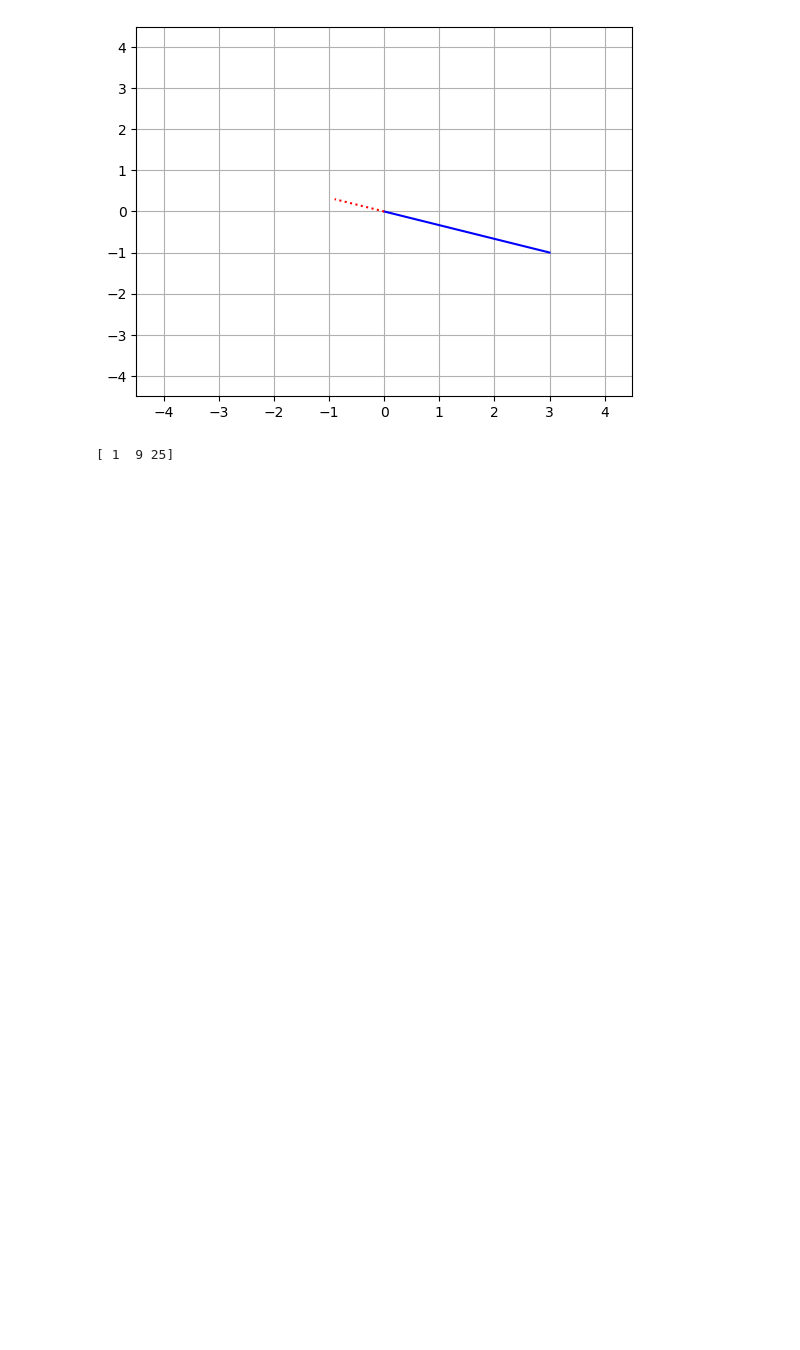
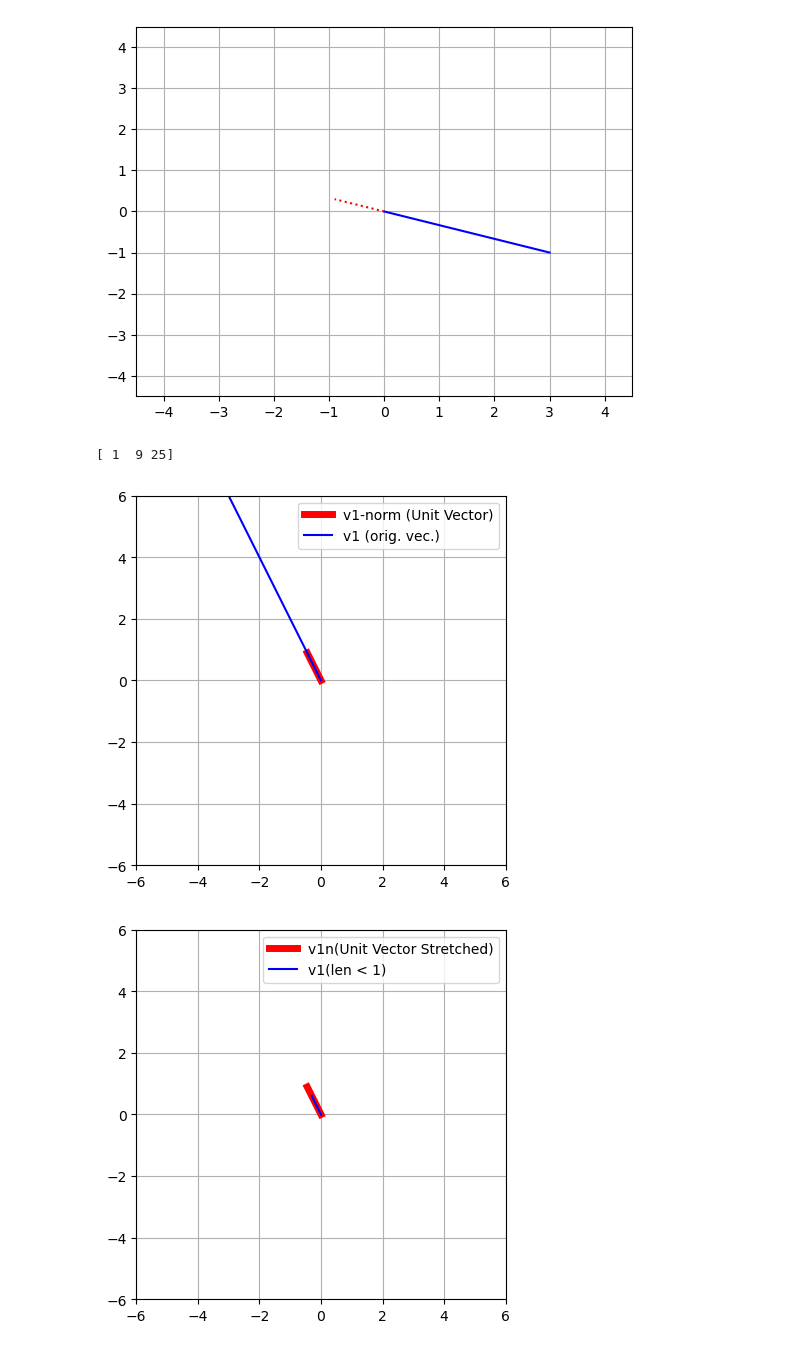
Before and after one commit to BrentGrammer/PROGNOTES, a Jupyter notebook: LinearAlgebra/vectors.ipynb, the cells around one changed output. Saved outputs shown, nothing was run; the diff lists cells and outputs as text; code cells hidden in the pictures; blank space fills up the shorter version.

Commit message:
Unit Vectors

```diff
--- a/LinearAlgebra/vectors.ipynb
+++ b/LinearAlgebra/vectors.ipynb
@@ -99,3 +99,51 @@ w3 = np.multiply(w1,w2)
 print(w3)
 # %% [output]
 [ 1  9 25]
+# %%
+############### THE UNIT VECTOR ##################
+
+# Vector with a Length of 1
+## Computing the Unit Vector transformation of another Vector:
+
+v1 = np.array([-3,6]) # 2-D to let us visualize on 2D plane
+
+# the scalar to get the unit vector (length=1) by taking the reciprocol
+mu = 1/np.linalg.norm(v1) # reciprocol of the length(norm) of the vector - 1 / ||v||
+
+# mu is going to be smaller than 1 because we need to scale back the length of the vector to get to 1 (the v1 vec is length longer than 1)
+
+# scale a new vector, scaled by mu computed above
+v1n = v1*mu # v1 norm (length)
+
+plt.plot([0, v1n[0]], [0, v1n[1]], 'r', label='v1-norm (Unit Vector)', linewidth=5) # make thick linewidth since it overlaps blue line to see it
+plt.plot([0, v1[0]], [0, v1[1]], 'b', label='v1 (orig. vec.)')
+
+plt.axis('square')
+plt.axis(( -6,6,-6,6 ))
+plt.grid()
+plt.legend()
+plt.show()
+
+
+#### Getting the Unit Vector against a Vector with Length < 1 #####
+
+v1 = np.array([-0.3,0.6]) # length of this is less than 1
+
+# the scalar to get the unit vector (length=1) by taking the reciprocol
+mu = 1/np.linalg.norm(v1) # reciprocol of the length(norm) of the vector - 1 / ||v||
+
+# mu is going to be GREATER than 1 to convert v1 (less than 1) to a Unit Vector with len 1
+
+v1n = v1*mu
+
+plt.plot([0, v1n[0]], [0, v1n[1]], 'r', label='v1n(Unit Vector Stretched)', linewidth=5) # make thick linewidth since it overlaps blue line to see it
+plt.plot([0, v1[0]], [0, v1[1]], 'b', label='v1(len < 1)')
+
+plt.axis('square')
+plt.axis(( -6,6,-6,6 ))
+plt.grid()
+plt.legend()
+plt.show()
+# %% [output]
+[figure, added]
+[figure, added]
```
Also changed, not shown: parts of 1 cell of this notebook, 1 other file.
